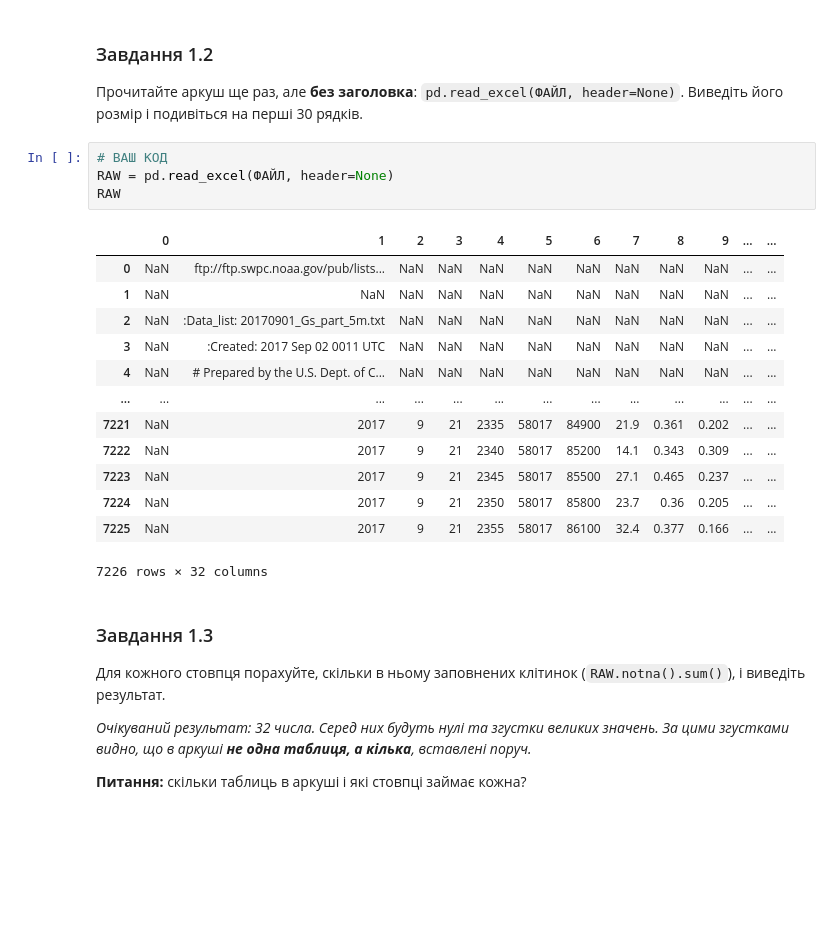
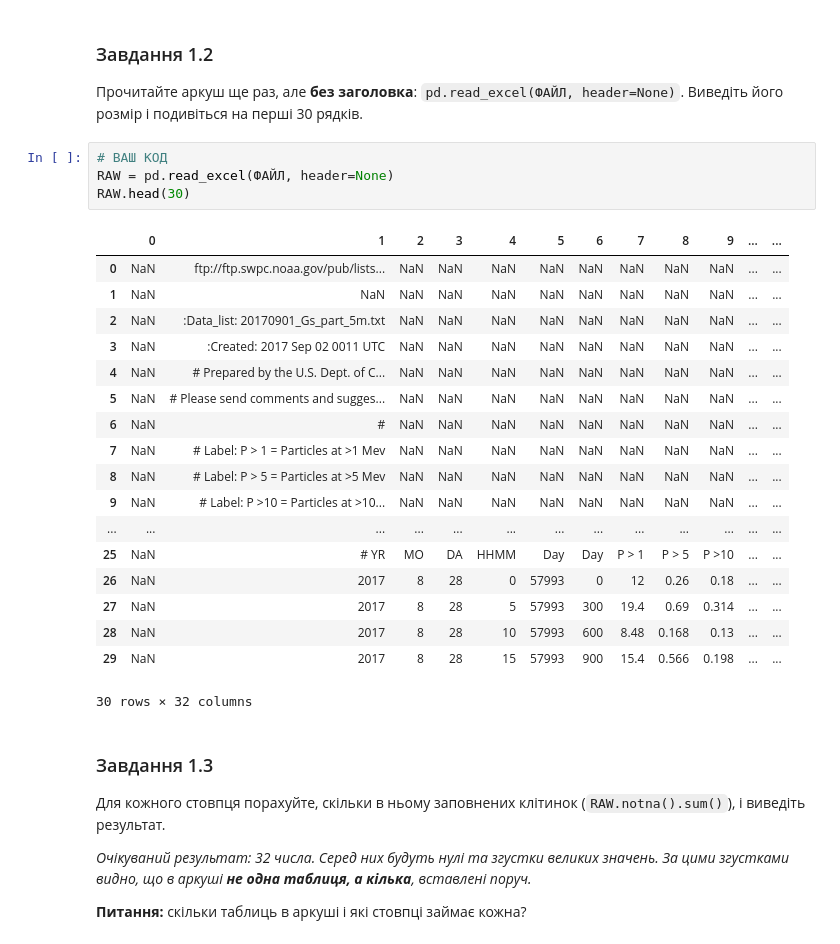
Before and after one commit to ArseniyFaryna/Intelligent_analisis_labs, a Jupyter notebook: ЛР1_завдання_студенту.ipynb, the cells around one changed output. Saved outputs shown, nothing was run; the diff lists cells and outputs as text; blank space fills up the shorter version.

```diff
--- a/ЛР1_завдання_студенту.ipynb
+++ b/ЛР1_завдання_студенту.ipynb
@@ -183,21 +183,26 @@ df
 # %%
 # ВАШ КОД
 RAW = pd.read_excel(ФАЙЛ, header=None)
-RAW
+RAW.head(30)
 # %% [output]
 |  | 0 | 1 | 2 | 3 | 4 | 5 | 6 | 7 | 8 | 9 | ... | ... |
 | 0 | NaN | ftp://ftp.swpc.noaa.gov/pub/lists... | NaN | NaN | NaN | NaN | NaN | NaN | NaN | NaN | ... | ... |
 | 1 | NaN | NaN | NaN | NaN | NaN | NaN | NaN | NaN | NaN | NaN | ... | ... |
 | 2 | NaN | :Data_list: 20170901_Gs_part_5m.txt | NaN | NaN | NaN | NaN | NaN | NaN | NaN | NaN | ... | ... |
 | 3 | NaN | :Created: 2017 Sep 02 0011 UTC | NaN | NaN | NaN | NaN | NaN | NaN | NaN | NaN | ... | ... |
 | 4 | NaN | # Prepared by the U.S. Dept. of C... | NaN | NaN | NaN | NaN | NaN | NaN | NaN | NaN | ... | ... |
+| 5 | NaN | # Please send comments and sugges... | NaN | NaN | NaN | NaN | NaN | NaN | NaN | NaN | ... | ... |
+| 6 | NaN | # | NaN | NaN | NaN | NaN | NaN | NaN | NaN | NaN | ... | ... |
+| 7 | NaN | # Label: P > 1 = Particles at >1 Mev | NaN | NaN | NaN | NaN | NaN | NaN | NaN | NaN | ... | ... |
+| 8 | NaN | # Label: P > 5 = Particles at >5 Mev | NaN | NaN | NaN | NaN | NaN | NaN | NaN | NaN | ... | ... |
+| 9 | NaN | # Label: P >10 = Particles at >10... | NaN | NaN | NaN | NaN | NaN | NaN | NaN | NaN | ... | ... |
 | ... | ... | ... | ... | ... | ... | ... | ... | ... | ... | ... | ... | ... |
-| 7221 | NaN | 2017 | 9 | 21 | 2335 | 58017 | 84900 | 21.9 | 0.361 | 0.202 | ... | ... |
-| 7222 | NaN | 2017 | 9 | 21 | 2340 | 58017 | 85200 | 14.1 | 0.343 | 0.309 | ... | ... |
-| 7223 | NaN | 2017 | 9 | 21 | 2345 | 58017 | 85500 | 27.1 | 0.465 | 0.237 | ... | ... |
-| 7224 | NaN | 2017 | 9 | 21 | 2350 | 58017 | 85800 | 23.7 | 0.36 | 0.205 | ... | ... |
-| 7225 | NaN | 2017 | 9 | 21 | 2355 | 58017 | 86100 | 32.4 | 0.377 | 0.166 | ... | ... |
+| 25 | NaN | # YR | MO | DA | HHMM | Day | Day | P > 1 | P > 5 | P >10 | ... | ... |
+| 26 | NaN | 2017 | 8 | 28 | 0 | 57993 | 0 | 12 | 0.26 | 0.18 | ... | ... |
+| 27 | NaN | 2017 | 8 | 28 | 5 | 57993 | 300 | 19.4 | 0.69 | 0.314 | ... | ... |
+| 28 | NaN | 2017 | 8 | 28 | 10 | 57993 | 600 | 8.48 | 0.168 | 0.13 | ... | ... |
+| 29 | NaN | 2017 | 8 | 28 | 15 | 57993 | 900 | 15.4 | 0.566 | 0.198 | ... | ... |
-7226 rows × 32 columns
+30 rows × 32 columns
 # %% [markdown]
 ### Завдання 1.3
 Для кожного стовпця порахуйте, скільки в ньому заповнених клітинок
```
Also changed, not shown: parts of 2 cells of this notebook.
